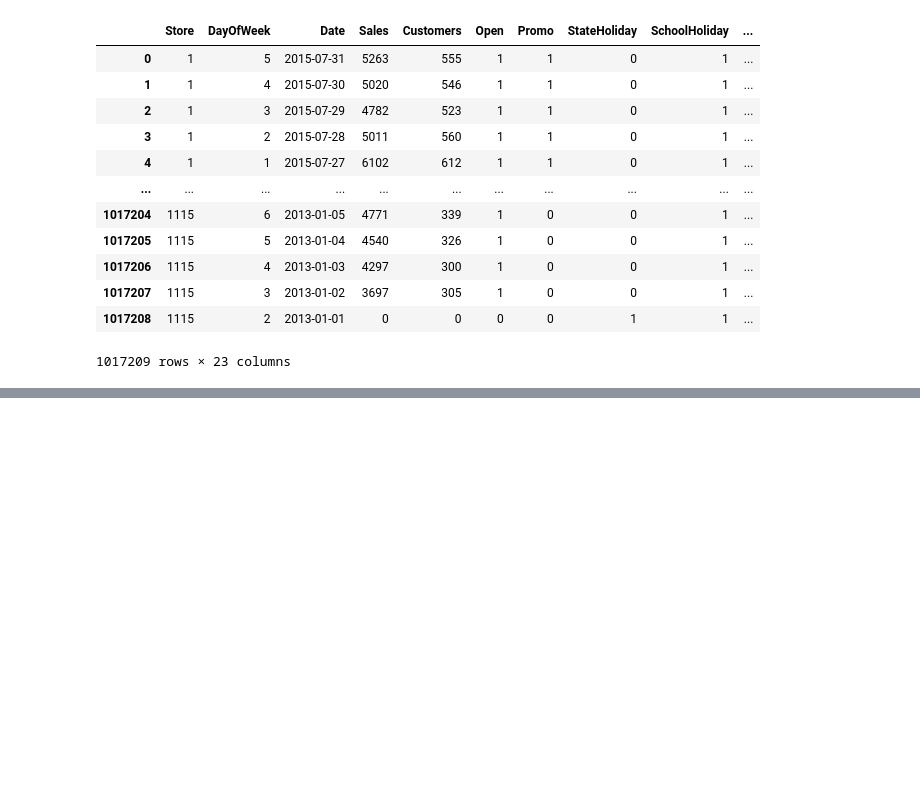
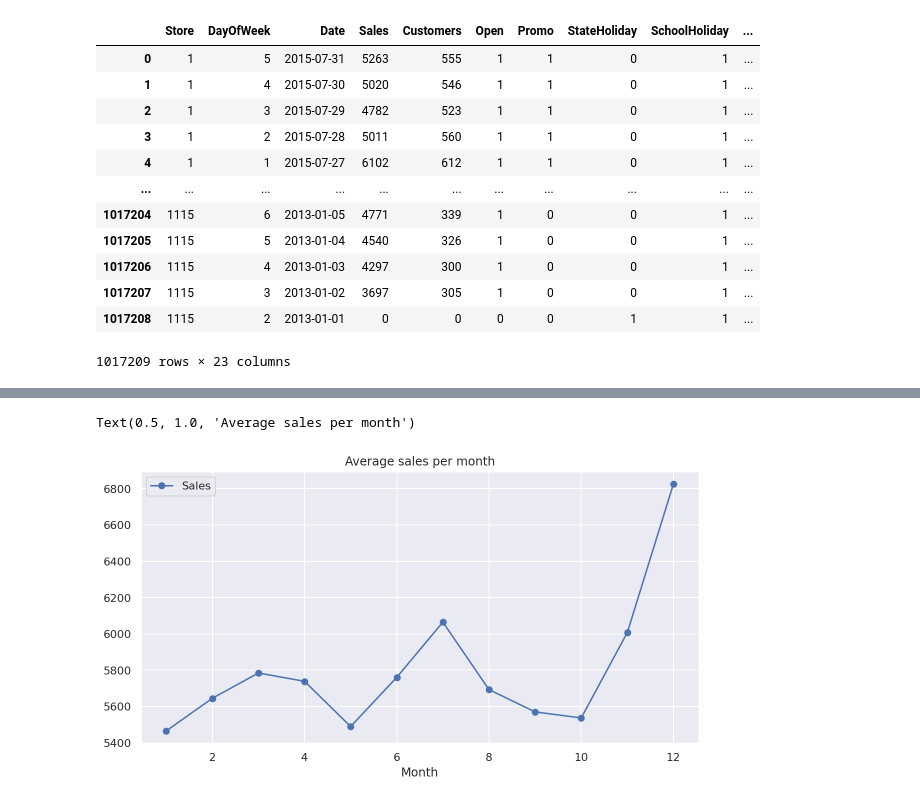
Before and after one commit to sanjayyanadi/Supervised_Regression_Model, a Jupyter notebook: Rossmann_Sales_Prediction_Capstone_Project.ipynb, the cells around one changed output, grey strips where cells are left out. Saved outputs shown, nothing was run; the diff lists cells and outputs as text; code cells hidden in the pictures; blank space fills up the shorter version.

```diff
--- a/Rossmann_Sales_Prediction_Capstone_Project.ipynb
+++ b/Rossmann_Sales_Prediction_Capstone_Project.ipynb
@@ -227,0 +323,6 @@ df
+# %%
+axis = df.groupby('Month')[['Sales']].mean().plot(figsize=(10,5), marker = 'o')
+axis.set_title('Average sales per month')
+# %% [output]
+Text(0.5, 1.0, 'Average sales per month')
+[figure, added]
```
Also changed, not shown: parts of 63 cells of this notebook.
